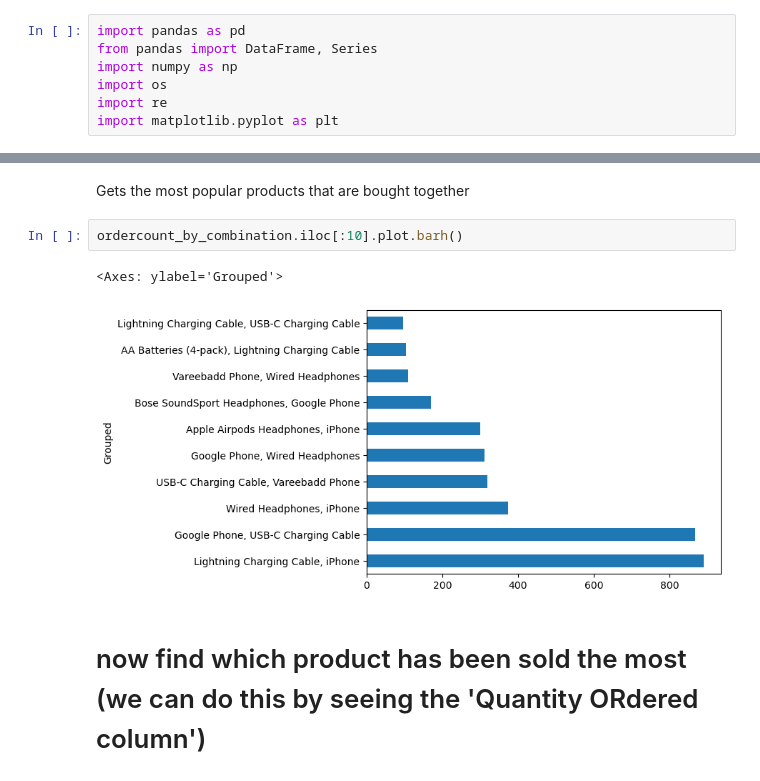
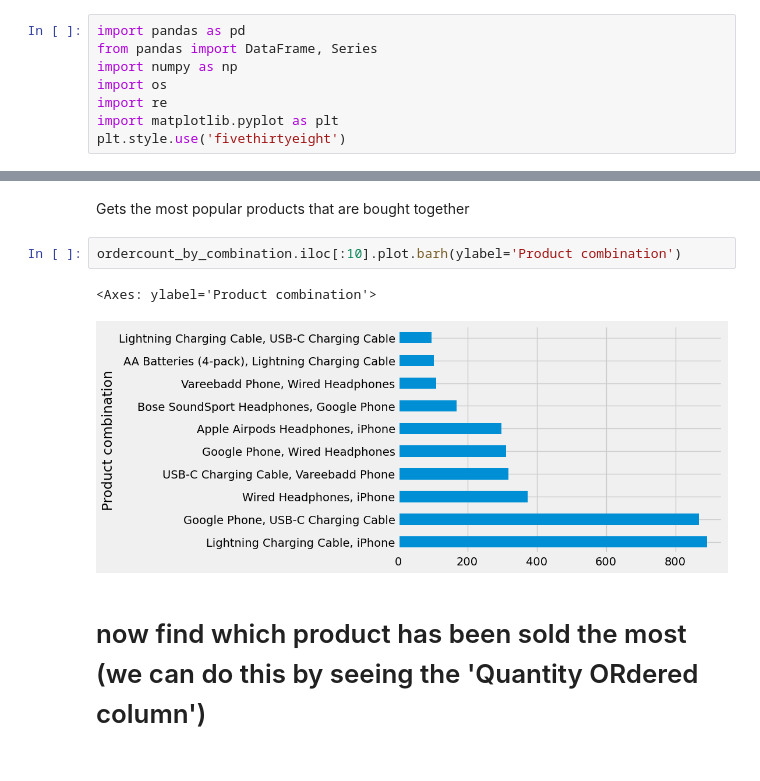
Before and after one commit to umais2005/SalesAnalysis, a Jupyter notebook: Sales Analysis Project.ipynb, the cells around one changed output, grey strips where cells are left out. Cells and saved outputs as stored; diff of their text form.

```diff
--- a/Sales Analysis Project.ipynb
+++ b/Sales Analysis Project.ipynb
@@ -5,6 +5,7 @@ import numpy as np
 import os
 import re
 import matplotlib.pyplot as plt
+plt.style.use('fivethirtyeight')
 # %%
 sales_df = pd.read_csv("sales.csv")
 sales_df
@@ -125,10 +128,10 @@ ordercount_by_combination = multiple_products_df["Grouped"].map(sort_group).valu
 # %% [markdown]
 Gets the most popular products that are bought together
 # %%
-ordercount_by_combination.iloc[:10].plot.barh()
+ordercount_by_combination.iloc[:10].plot.barh(ylabel='Product combination')
 # %% [output]
-<Axes: ylabel='Grouped'>
+<Axes: ylabel='Product combination'>
-[figure, old version]
+[figure, new version]
 # %% [markdown]
 # now find which product has been sold the most (we can do this by seeing the 'Quantity ORdered column')
 # %%
```
Also changed, not shown: parts of 5 cells of this notebook, 1 other file.
